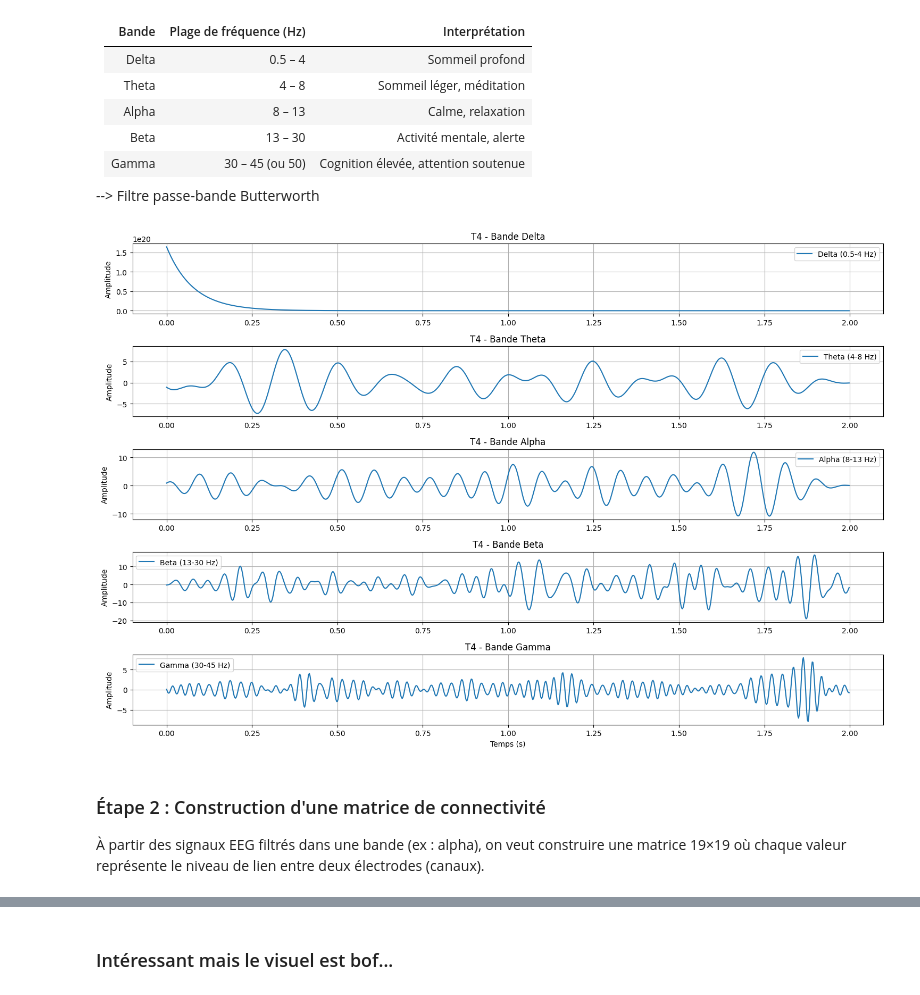
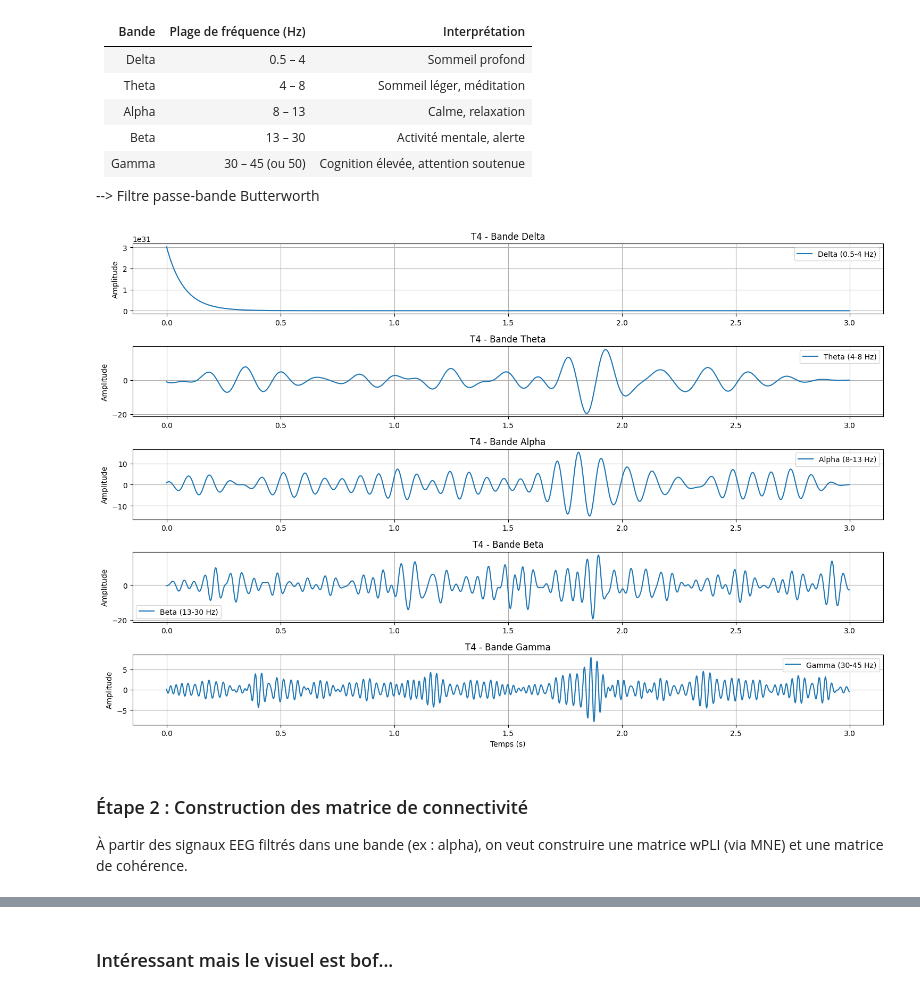
Before and after one commit to robinguiavarch/XAIGUIFORMER_MLReproducibility, a Jupyter notebook: src/dataset_viz.ipynb, the cells around one changed output, grey strips where cells are left out. Saved outputs shown, nothing was run; the diff lists cells and outputs as text; code cells hidden in the pictures.

```diff
--- a/src/dataset_viz.ipynb
+++ b/src/dataset_viz.ipynb
@@ -80,7 +82,7 @@ df.head()
 # On trace les signaux
 # %%
 # Paramètres d'affichage
-n_seconds = 2
+n_seconds = 3
 sampling_rate = 500
 n_points = n_seconds * sampling_rate
 
@@ -91,7 +93,7 @@ for i, column in enumerate(df.columns[:10]):
     signal = df[column][:n_points]
     plt.plot(signal + i * 100, label=column)  # Décalage vertical pour lisibilité
 
-plt.title("EEG brut (10 premiers canaux, 2 secondes)")
+plt.title(f"EEG brut (10 premiers canaux, {n_seconds} secondes)")
 plt.xlabel("Échantillons (1 point = 2 ms)")
 plt.ylabel("Amplitude (décalée)")
 plt.legend(loc='upper right')
@@ -136,7 +138,7 @@ sampling_rate = 500  # Hz
 # ---- Fonction -----
 def bandpass_filter(data, lowcut, highcut, fs, order=5):
     """
-    Applique un filtre passe-bande à un signal EEG.
+    Applique un filtre passe-bande (Filtre de Butterwhorth) à un signal EEG.
 
     :param data: Signal EEG brut
     :param lowcut: Fréquence de coupure inférieure (Hz)
@@ -165,28 +167,28 @@ bands = {
 }
 # %%
 # ---- Visualisation du signal filtré par bande ----
-n_seconds = 2
+n_seconds = 3
 n_samples = n_seconds * sampling_rate
 t = np.arange(n_samples) / sampling_rate
 
 plt.figure(figsize=(15, 10))
 
 for i, (band, (low, high)) in enumerate(bands.items()):
     filtered = bandpass_filter(signal[:n_samples], low, high, sampling_rate)
     plt.subplot(len(bands), 1, i + 1)
     plt.plot(t, filtered, label=f'{band} ({low}-{high} Hz)')
     plt.title(f'{channel} - Bande {band}')
     plt.ylabel("Amplitude")
     plt.grid(True)
     plt.legend()
 
 plt.xlabel("Temps (s)")
 plt.tight_layout()
 plt.show()
 # %% [output]
-[figure, old version]
+[figure, new version]
 # %% [markdown]
-### Étape 2 : Construction d'une matrice de connectivité
+### Étape 2 : Construction des matrice de connectivité
 
-À partir des signaux EEG filtrés dans une bande (ex : alpha), on veut construire une matrice 19×19 où chaque valeur représente le niveau de lien entre deux électrodes (canaux).
+À partir des signaux EEG filtrés dans une bande (ex : alpha), on veut construire une matrice wPLI (via MNE) et une matrice de cohérence.
 # %%
```
Also changed, not shown: parts of 9 cells of this notebook, 2 other files.
